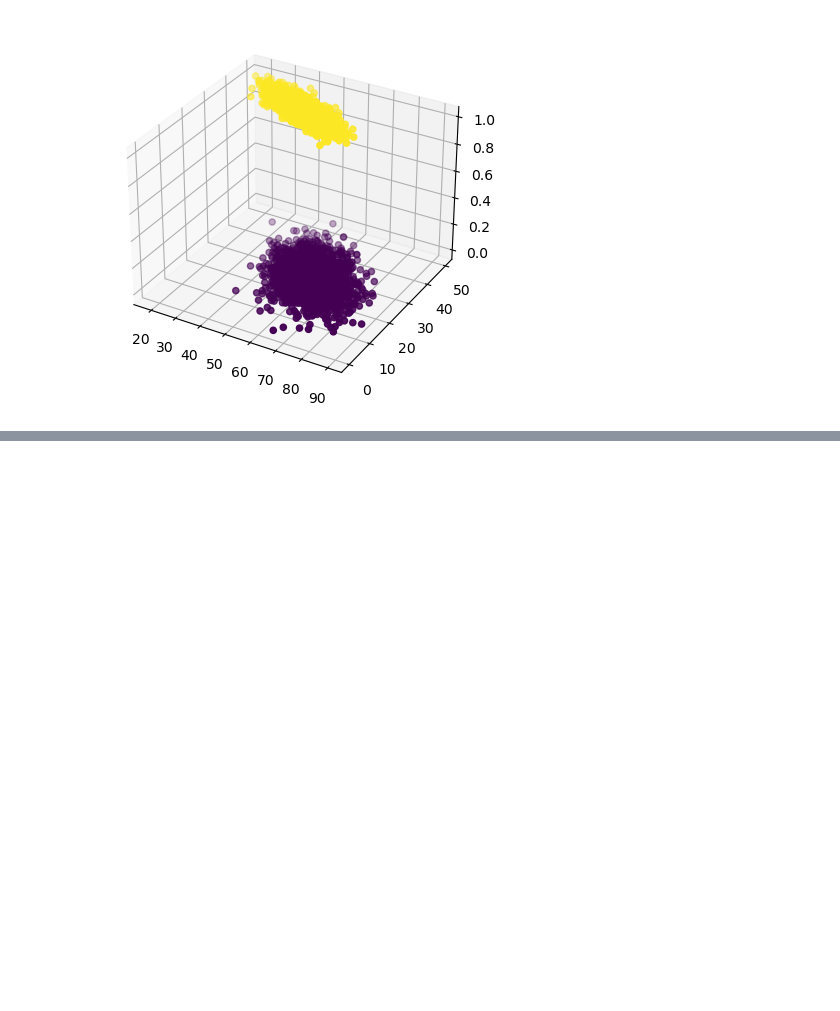
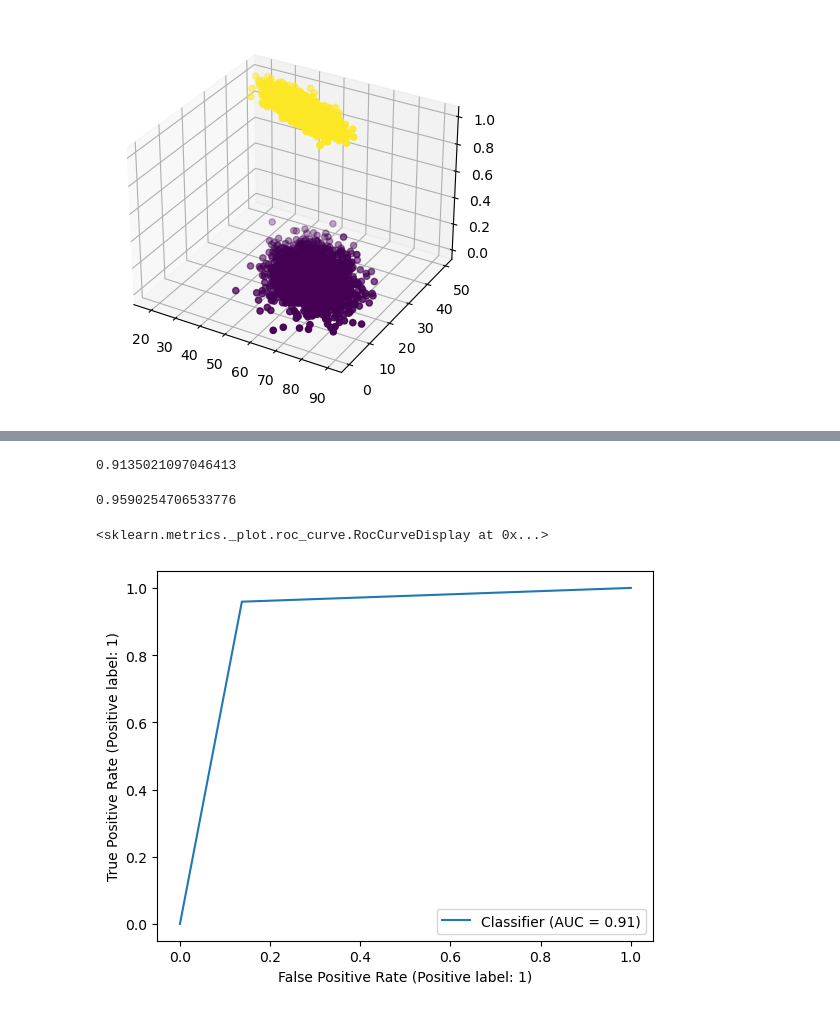
Before and after one commit to Emekaiscoding/ML_progress, a Jupyter notebook: Logistic Regression.ipynb, the cells around one changed output, grey strips where cells are left out. Saved outputs shown, nothing was run; the diff lists cells and outputs as text; code cells hidden in the pictures; blank space fills up the shorter version.

```diff
--- a/Logistic Regression.ipynb
+++ b/Logistic Regression.ipynb
@@ -82,0 +184,8 @@ ax.scatter(df['age'], df['physical_score'], df['test_result'], c = df['test_resu
+# %%
+precision_score(y_test, y_pred)
+# %% [output]
+0.9135021097046413
+# %%
+recall_score(y_test, y_pred)
+# %% [output]
+0.9590254706533776
@@ -82,0 +194,5 @@ ax.scatter(df['age'], df['physical_score'], df['test_result'], c = df['test_resu
+# %%
+RocCurveDisplay.from_predictions(y_test, y_pred)
+# %% [output]
+<sklearn.metrics._plot.roc_curve.RocCurveDisplay at 0x...>
+[figure, added]
```
Also changed, not shown: parts of 35 cells of this notebook, 5 other files.
